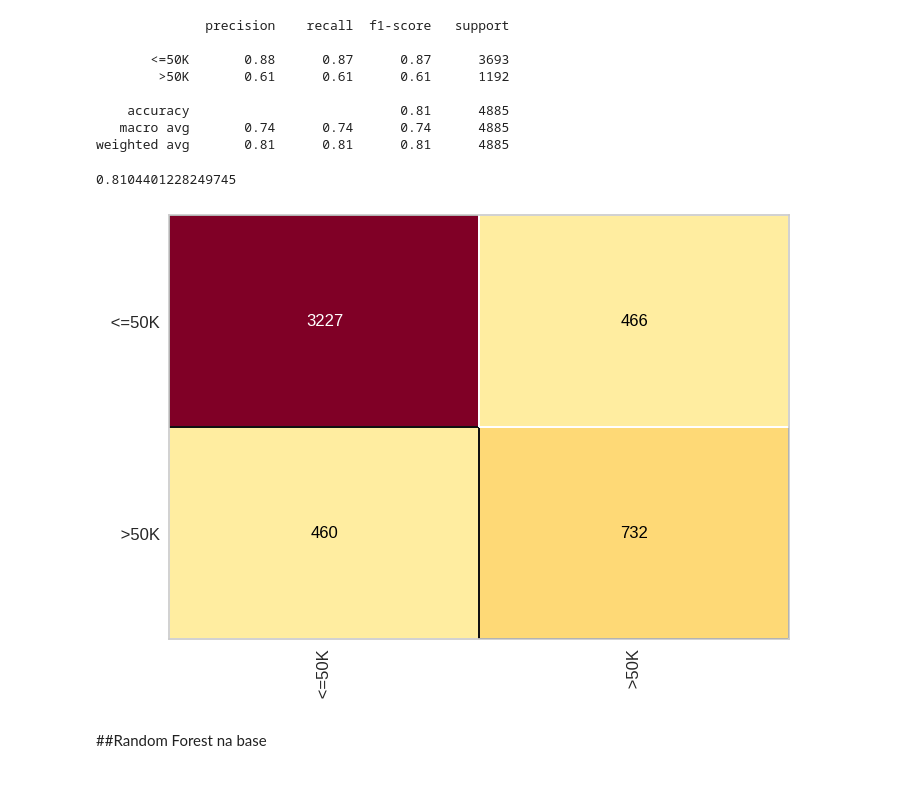
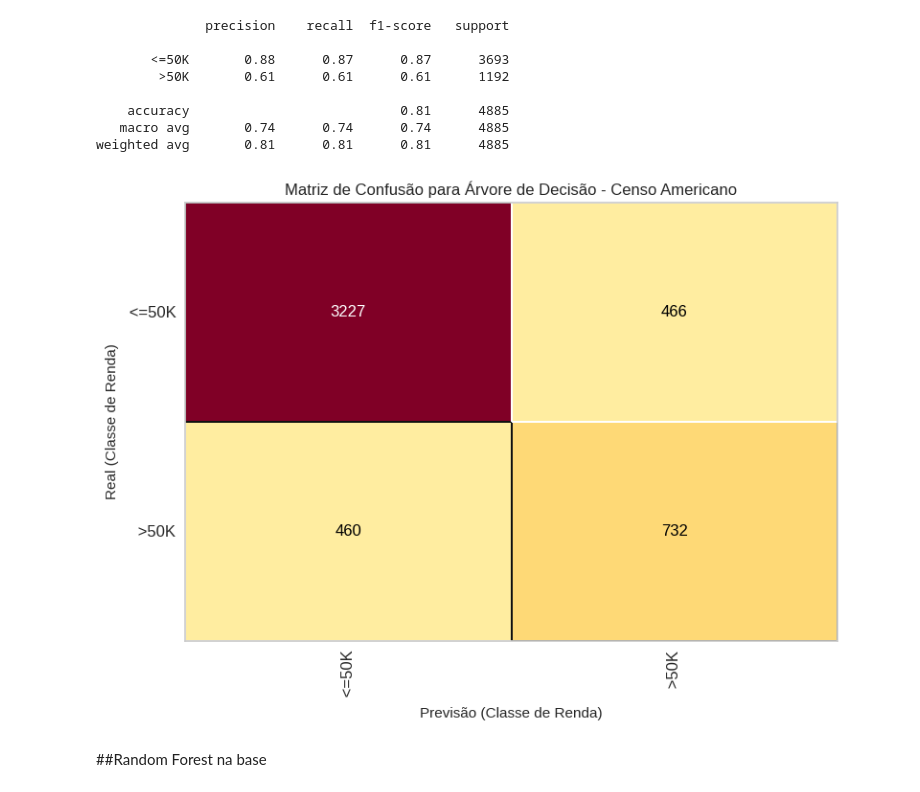
Before and after one commit to Leo-BM/census-prediction, a Jupyter notebook: Base_Censu.ipynb, the cells around one changed output. Cells and saved outputs as stored; diff of their text form; code cells hidden in the pictures.

```diff
--- a/Base_Censu.ipynb
+++ b/Base_Censu.ipynb
@@ -451,14 +449,23 @@ print(classification_report(y_census_teste, previsoes_census))
     accuracy                           0.81      4885
    macro avg       0.74      0.74      0.74      4885
 weighted avg       0.81      0.81      0.81      4885
-# %%
-from yellowbrick.classifier import ConfusionMatrix
-cm = ConfusionMatrix(arvore_census)
-cm.fit(X_census_treinamento, y_census_treinamento)
-cm.score(X_census_teste, y_census_teste)
-# %% [output]
-0.8104401228249745
-[figure, removed]
+# %%
+import matplotlib.pyplot as plt
+from yellowbrick.classifier import ConfusionMatrix
+
+fig, ax = plt.subplots(figsize=(8, 6))
+cm = ConfusionMatrix(arvore_census, classes=arvore_census.classes_, ax=ax)
+cm.fit(X_census_treinamento, y_census_treinamento)
+cm.score(X_census_teste, y_census_teste)
+
+ax.set_title('Matriz de Confusão para Árvore de Decisão - Censo Americano')
+ax.set_xlabel('Previsão (Classe de Renda)')
+ax.set_ylabel('Real (Classe de Renda)')
+
+plt.tight_layout()
+plt.show()
+# %% [output]
+[figure, added]
 # %% [markdown]
 ##Random Forest na base
 # %%
```
Also changed, not shown: parts of 3 cells of this notebook.
